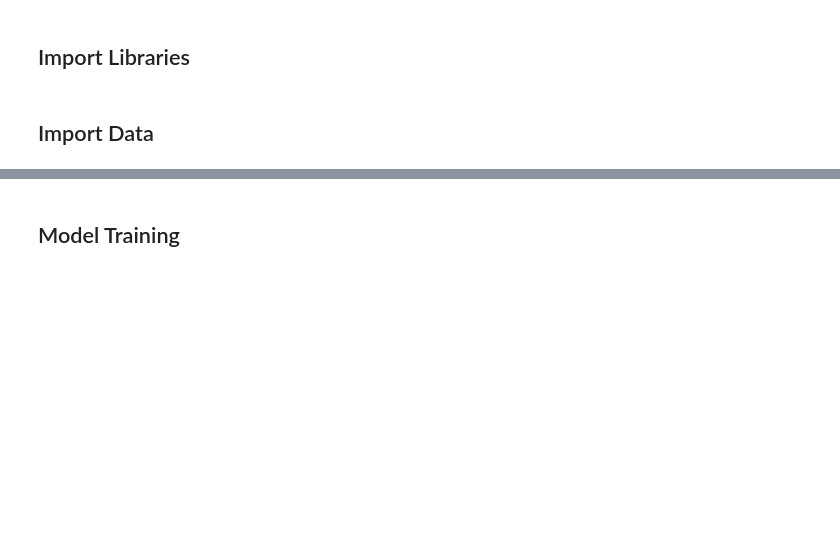
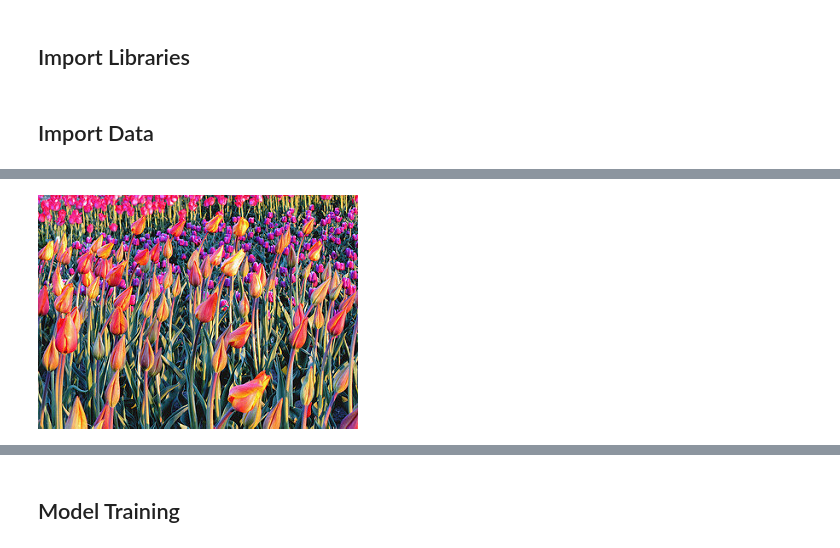
Before and after one commit to glancione/data-science, a Jupyter notebook: machine-learning/machine-learning-image-classification-keras/machine-learning-image-classification-keras.ipynb, the cells around one changed output, grey strips where cells are left out. Cells and saved outputs as stored; diff of their text form; code cells hidden in the pictures; blank space fills up the shorter version.

```diff
--- a/machine-learning/machine-learning-image-classification-keras/machine-learning-image-classification-keras.ipynb
+++ b/machine-learning/machine-learning-image-classification-keras/machine-learning-image-classification-keras.ipynb
@@ -36,0 +40,5 @@ else:
+# %%
+tulips = list(data_dir.glob('tulips/*'))
+PIL.Image.open(str(tulips[0]))
+# %% [output]
+[figure, added]
```
Also changed, not shown: parts of 35 cells of this notebook.
